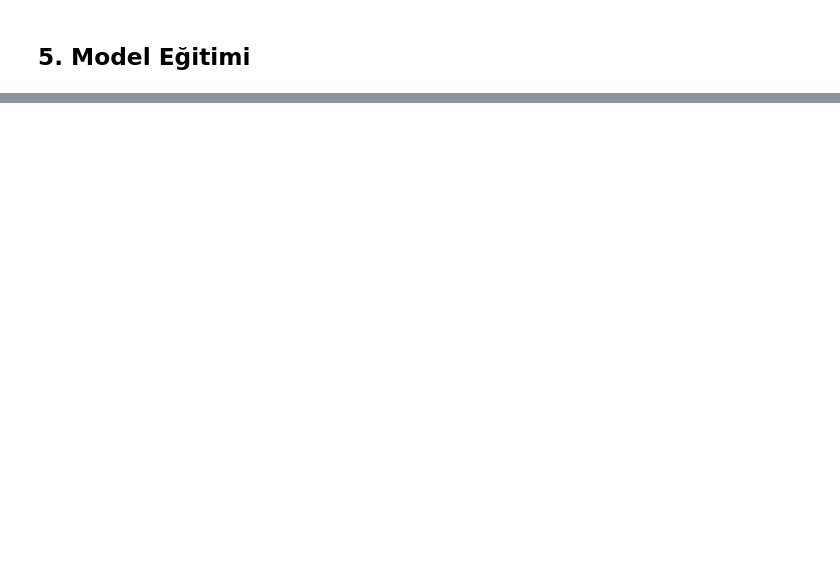
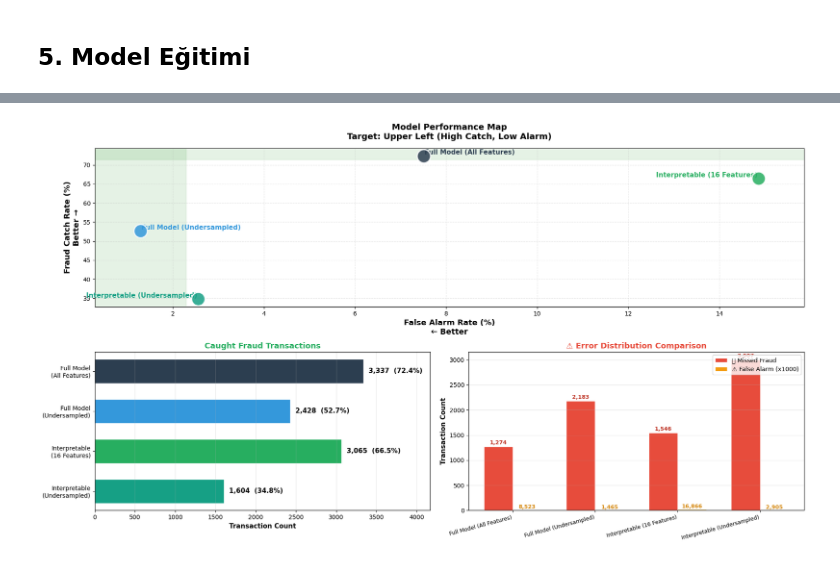
Before and after one commit to MehmetCelik53/MachineLearning, a Jupyter notebook: notebooks/modeling/03_modeling.ipynb, the cells around one changed output, grey strips where cells are left out. Saved outputs shown, nothing was run; the diff lists cells and outputs as text; code cells hidden in the pictures; blank space fills up the shorter version.

Commit message:
Update 03_modeling.ipynb - Baseline model comparison with latest metrics

```diff
--- a/notebooks/modeling/03_modeling.ipynb
+++ b/notebooks/modeling/03_modeling.ipynb
@@ -418,0 +703,96 @@ Models saved:
+# %%
+# Executive Summary - Model Performance Comparison
+# Model data
+models = ['Full Model\n(All Features)', 'Full Model\n(Undersampled)',
+          'Interpretable\n(16 Features)', 'Interpretable\n(Undersampled)']
+tp_values = [tp_f, tp_f_us, tp_i, tp_i_us]
+fn_values = [fn_f, fn_f_us, fn_i, fn_i_us]
+fp_values = [fp_f, fp_f_us, fp_i, fp_i_us]
+
+# Calculate fraud catch rate and false alarm rate
+total_fraud = tp_values[0] + fn_values[0]  # Total actual fraud
+total_normal = fp_values[0] + tn_f  # Total actual normal
+catch_rates = [tp / total_fraud * 100 for tp in tp_values]
+false_alarm_rates = [fp / total_normal * 100 for fp in fp_values]
+
+colors_main = ['#2C3E50', '#3498DB', '#27AE60', '#16A085']
+
+fig = plt.figure(figsize=(18, 10))
+
+ax_main = fig.add_subplot(2, 2, (1, 2))
+
+for i, (model, catch, false_alarm, color) in enumerate(zip(models, catch_rates, false_alarm_rates, colors_main)):
+    ax_main.scatter(false_alarm, catch, s=500, c=color, alpha=0.85, edgecolors='white', linewidths=2, zorder=5)
+    # Write model name next to point
+    offset_x = 0.15 if i < 2 else -0.15
+    ha = 'left' if i < 2 else 'right'
+    ax_main.annotate(model.replace('\n', ' '),
+                     (false_alarm, catch),
+                     xytext=(offset_x, 0.5), textcoords='offset fontsize',
+                     fontsize=11, fontweight='bold', color=color, ha=ha, va='center')
+
+ax_main.set_xlabel('False Alarm Rate (%)\n← Better', fontsize=13, fontweight='bold')
+ax_main.set_ylabel('Fraud Catch Rate (%)\nBetter →', fontsize=13, fontweight='bold')
+ax_main.set_title('Model Performance Map\nTarget: Upper Left (High Catch, Low Alarm)',
+                  fontsize=14, fontweight='bold', pad=15)
+ax_main.grid(True, alpha=0.3, linestyle='--')
+ax_main.set_xlim(min(false_alarm_rates) - 1, max(false_alarm_rates) + 1)
+ax_main.set_ylim(min(catch_rates) - 2, max(catch_rates) + 2)
+
+# Mark ideal zone
+ax_main.axhspan(max(catch_rates) - 1, max(catch_rates) + 3, alpha=0.1, color='green', zorder=1)
+ax_main.axvspan(min(false_alarm_rates) - 1, min(false_alarm_rates) + 1, alpha=0.1, color='green', zorder=1)
+
+# Bottom left: Caught Fraud Count
+ax_left = fig.add_subplot(2, 2, 3)
+bars_left = ax_left.barh(models, tp_values, color=colors_main, edgecolor='white', height=0.6)
+ax_left.set_xlabel('Transaction Count', fontsize=11, fontweight='bold')
+ax_left.set_title('Caught Fraud Transactions', fontsize=13, fontweight='bold', color='#27AE60')
+ax_left.invert_yaxis()
+
+# Write values at end of bars
+for bar, val, catch in zip(bars_left, tp_values, catch_rates):
+    ax_left.text(val + max(tp_values)*0.02, bar.get_y() + bar.get_height()/2,
+                 f'{val:,}  ({catch:.1f}%)', va='center', fontsize=11, fontweight='bold')
+ax_left.set_xlim(0, max(tp_values) * 1.25)
+ax_left.grid(axis='x', alpha=0.3)
+
+# Bottom right: Missed Fraud and False Alarms
+ax_right = fig.add_subplot(2, 2, 4)
+x = np.arange(len(models))
+width = 0.35
+
+bars_fn = ax_right.bar(x - width/2, fn_values, width, label='❌ Missed Fraud', color='#E74C3C', edgecolor='white')
+bars_fp = ax_right.bar(x + width/2, [fp/1000 for fp in fp_values], width, label='⚠️ False Alarm (x1000)', color='#F39C12', edgecolor='white')
+
+ax_right.set_ylabel('Transaction Count', fontsize=11, fontweight='bold')
+ax_right.set_title('⚠️ Error Distribution Comparison', fontsize=13, fontweight='bold', color='#E74C3C')
+ax_right.set_xticks(x)
+ax_right.set_xticklabels([m.replace('\n', ' ') for m in models], fontsize=9, rotation=15, ha='right')
+ax_right.legend(loc='upper right', fontsize=10)
+ax_right.grid(axis='y', alpha=0.3)
+
+# Write values on top of bars
+for bar, val in zip(bars_fn, fn_values):
+    ax_right.text(bar.get_x() + bar.get_width()/2, bar.get_height() + 20, f'{val:,}',
+                  ha='center', va='bottom', fontsize=9, fontweight='bold', color='#C0392B')
+for bar, val in zip(bars_fp, fp_values):
+    ax_right.text(bar.get_x() + bar.get_width()/2, bar.get_height() + 0.2, f'{val:,}',
+                  ha='center', va='bottom', fontsize=9, fontweight='bold', color='#D68910')
+
+plt.tight_layout()
+plt.savefig('../../models/model_comparison_executive.png', dpi=150, bbox_inches='tight', facecolor='white')
+plt.show()
+
+# Executive Summary Table
+print(f"\n{'Model':<30} {'Caught':>12} {'Missed':>12} {'False Alarm':>15} ")
+print("-"*100)
+
+
+for i, (model, tp, fn, fp) in enumerate(zip(
+    ['Full (class_weight)', 'Full (undersampled)', 'Interpretable (class_weight)', 'Interpretable (undersampled)'],
+    tp_values, fn_values, fp_values)):
+    catch_rate = tp / total_fraud * 100
+    print(f"{model:<30} {tp:>8,} ({catch_rate:>4.1f}%) {fn:>8,} {fp:>12,}")
+# %% [output]
+[figure, added]
```
Also changed, not shown: parts of 28 cells of this notebook.
